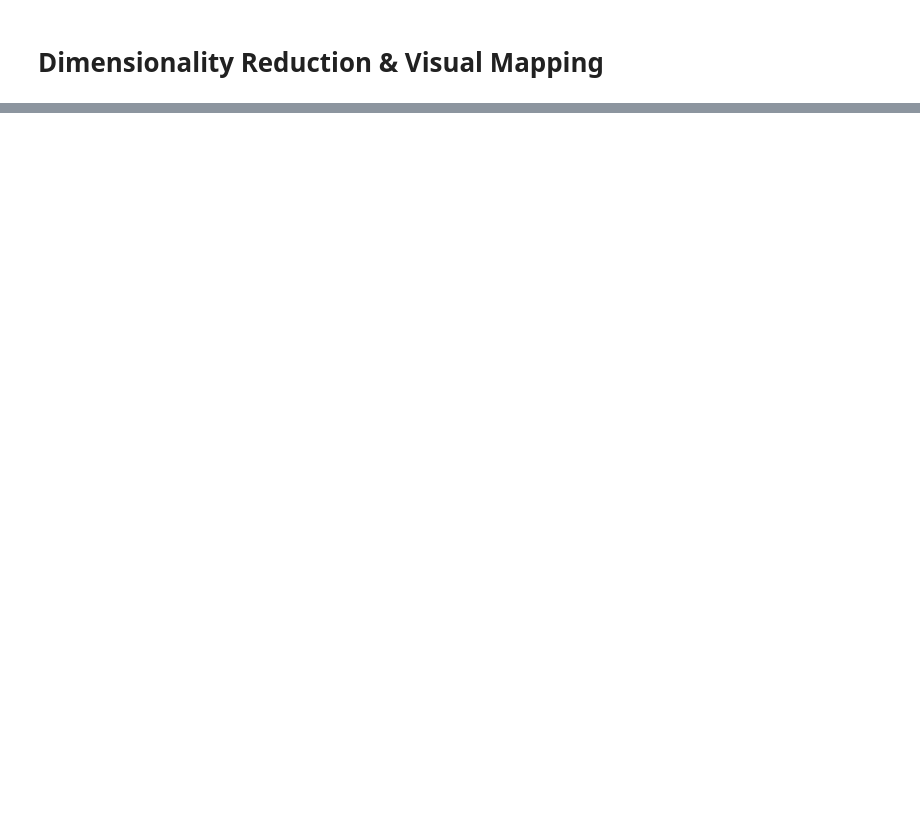
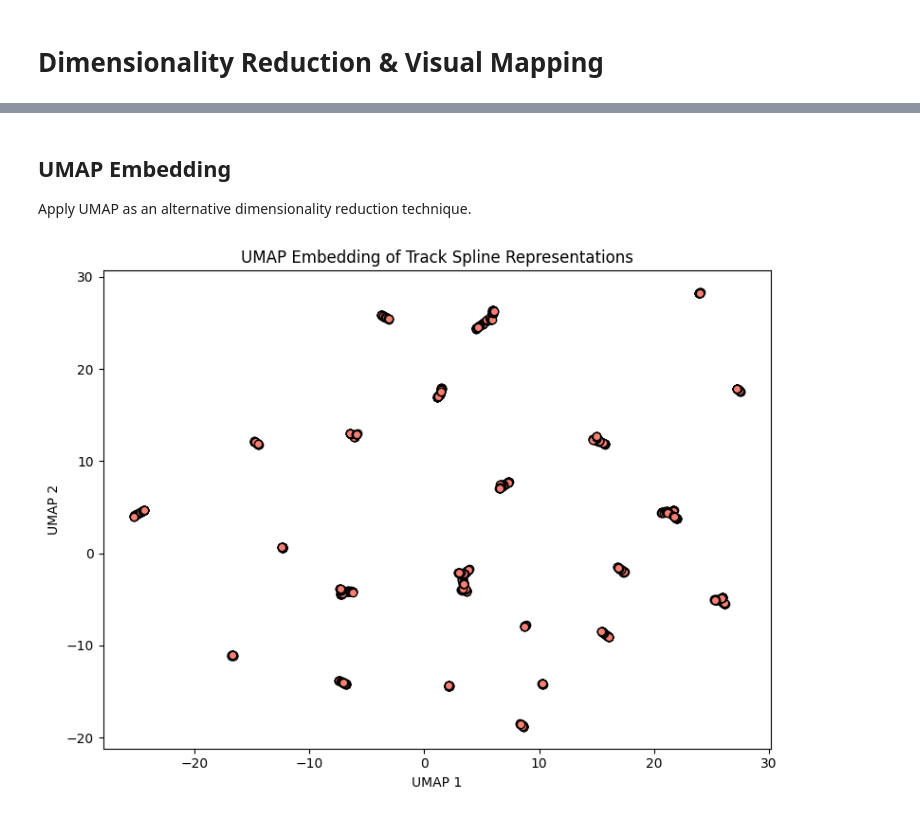
Before and after one commit to martinopiaggi/Quality-Diversity-for-Racing-Track-Design, a Jupyter notebook: data_analysis/noiseness_analysis.ipynb, the cells around one changed output, grey strips where cells are left out. Drawn from its saved outputs; the diff is of its cells as text; code cells hidden in the pictures; blank space fills up the shorter version.

```diff
--- a/data_analysis/noiseness_analysis.ipynb
+++ b/data_analysis/noiseness_analysis.ipynb
@@ -86,0 +247,17 @@ for i in range(len(corr.columns)):
+# %% [markdown]
+## UMAP Embedding
+
+Apply UMAP as an alternative dimensionality reduction technique.
+# %%
+umap_reducer = umap.UMAP(n_components=2, random_state=42)
+X_umap = umap_reducer.fit_transform(X)
+
+plt.figure(figsize=(8, 6))
+plt.scatter(X_umap[:, 0], X_umap[:, 1], c='salmon', edgecolor='k')
+plt.title("UMAP Embedding of Track Spline Representations")
+plt.xlabel("UMAP 1")
+plt.ylabel("UMAP 2")
+plt.tight_layout()
+plt.show()
+# %% [output]
+[figure, added]
```
Also changed, not shown: parts of 16 cells of this notebook, 5 other files.
